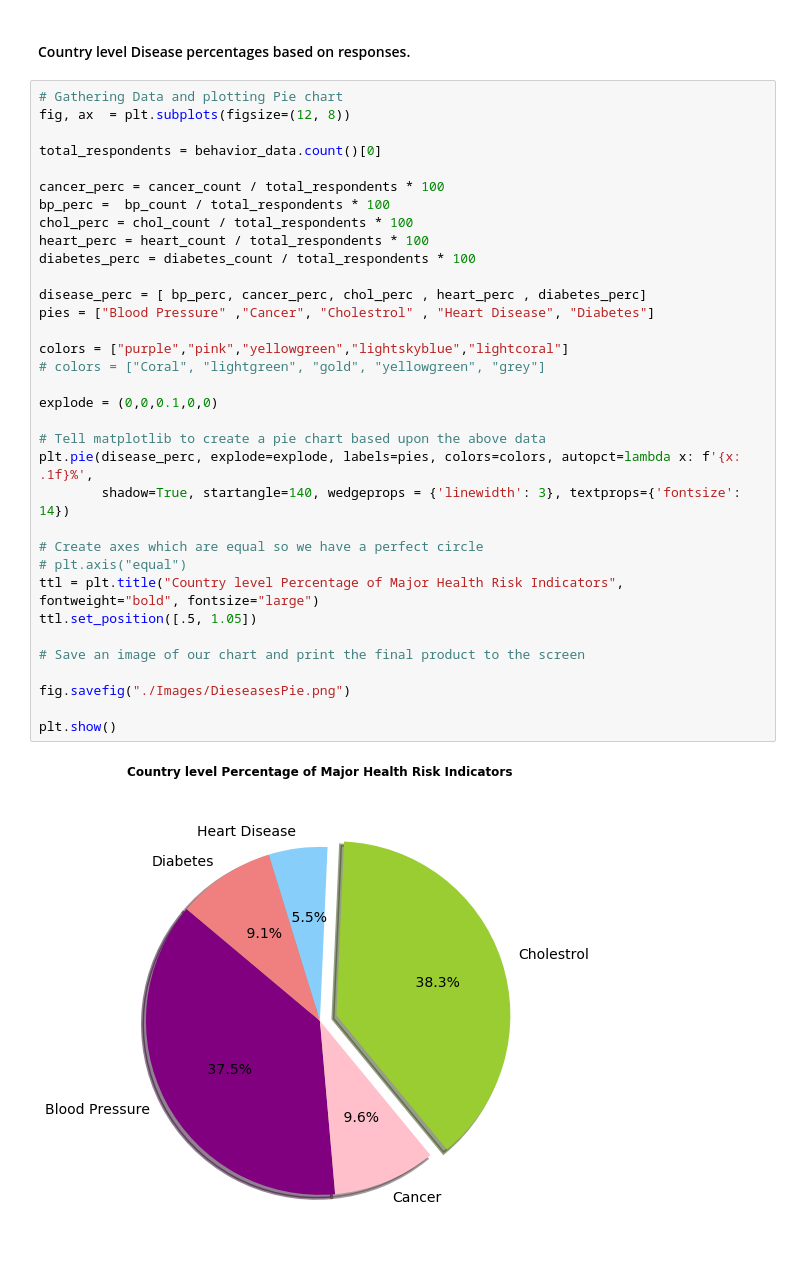
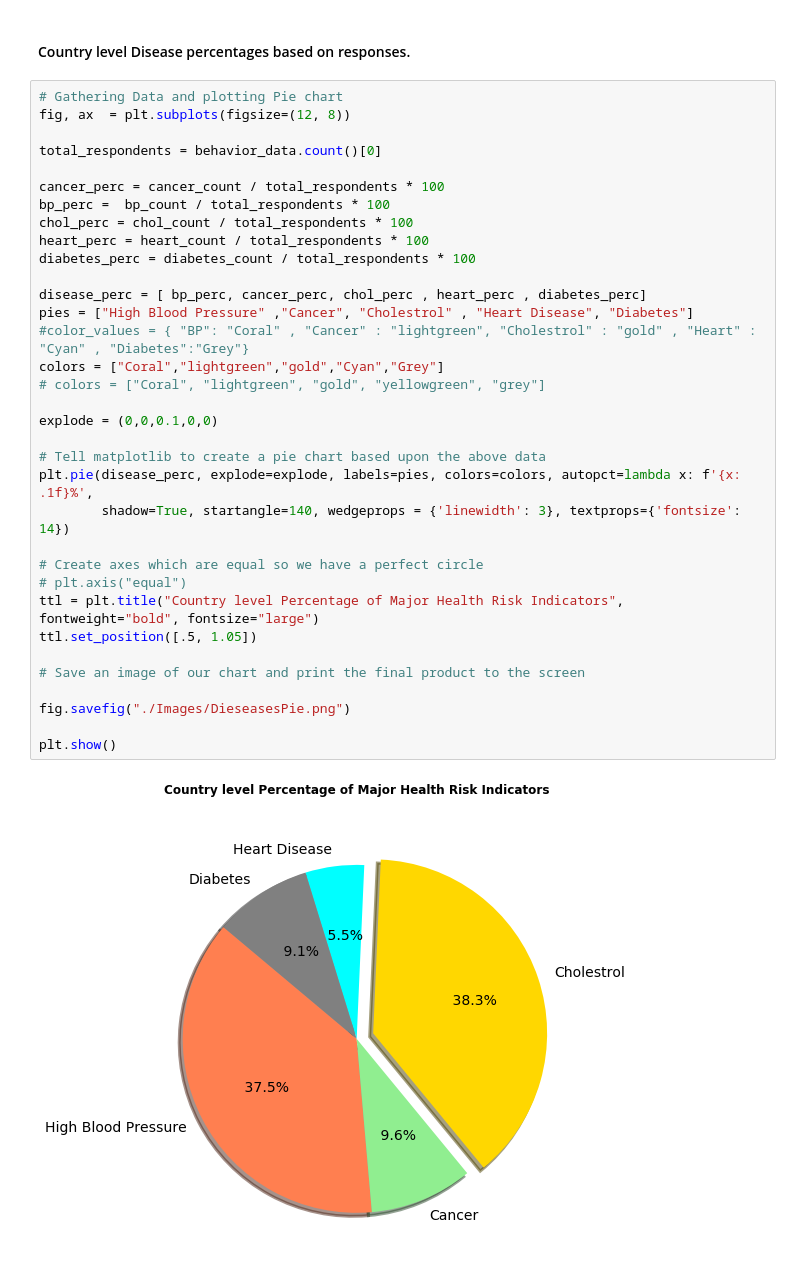
Before and after one commit to ic2019/groupb_project1, a Jupyter notebook: Behavior_Analysis_1.ipynb, the cells around one changed output. Drawn from its saved outputs; the diff is of its cells as text.

Commit message:
Adding updated notebooks and images

```diff
--- a/Behavior_Analysis_1.ipynb
+++ b/Behavior_Analysis_1.ipynb
@@ -460,34 +473,34 @@ pio.write_image(choromap, './Images/top_healthy_10.png')
 fig, ax  = plt.subplots(figsize=(12, 8))
 
 total_respondents = behavior_data.count()[0]
 
 cancer_perc = cancer_count / total_respondents * 100
 bp_perc =  bp_count / total_respondents * 100
 chol_perc = chol_count / total_respondents * 100
 heart_perc = heart_count / total_respondents * 100
 diabetes_perc = diabetes_count / total_respondents * 100
 
 disease_perc = [ bp_perc, cancer_perc, chol_perc , heart_perc , diabetes_perc]
-pies = ["Blood Pressure" ,"Cancer", "Cholestrol" , "Heart Disease", "Diabetes"]
-
-colors = ["purple","pink","yellowgreen","lightskyblue","lightcoral"]
+pies = ["High Blood Pressure" ,"Cancer", "Cholestrol" , "Heart Disease", "Diabetes"]
+#color_values = { "BP": "Coral" , "Cancer" : "lightgreen", "Cholestrol" : "gold" , "Heart" : "Cyan" , "Diabetes":"Grey"}
+colors = ["Coral","lightgreen","gold","Cyan","Grey"]
 # colors = ["Coral", "lightgreen", "gold", "yellowgreen", "grey"]
 
 explode = (0,0,0.1,0,0)
 
 # Tell matplotlib to create a pie chart based upon the above data
 plt.pie(disease_perc, explode=explode, labels=pies, colors=colors, autopct=lambda x: f'{x: .1f}%',
         shadow=True, startangle=140, wedgeprops = {'linewidth': 3}, textprops={'fontsize': 14})
 
 # Create axes which are equal so we have a perfect circle
 # plt.axis("equal")
 ttl = plt.title("Country level Percentage of Major Health Risk Indicators", fontweight="bold", fontsize="large")
 ttl.set_position([.5, 1.05])
 
 # Save an image of our chart and print the final product to the screen
 
 fig.savefig("./Images/DieseasesPie.png")
 
 plt.show()
 # %% [output]
-[figure, old version]
+[figure, new version]
```
Also changed, not shown: parts of 23 cells of this notebook, 9 other files.
